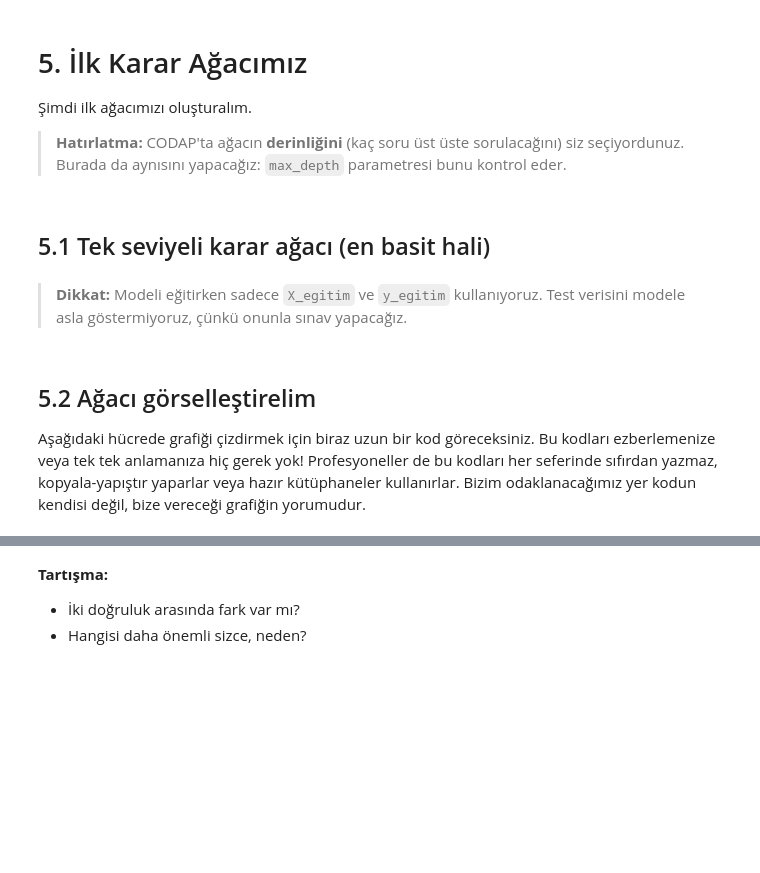
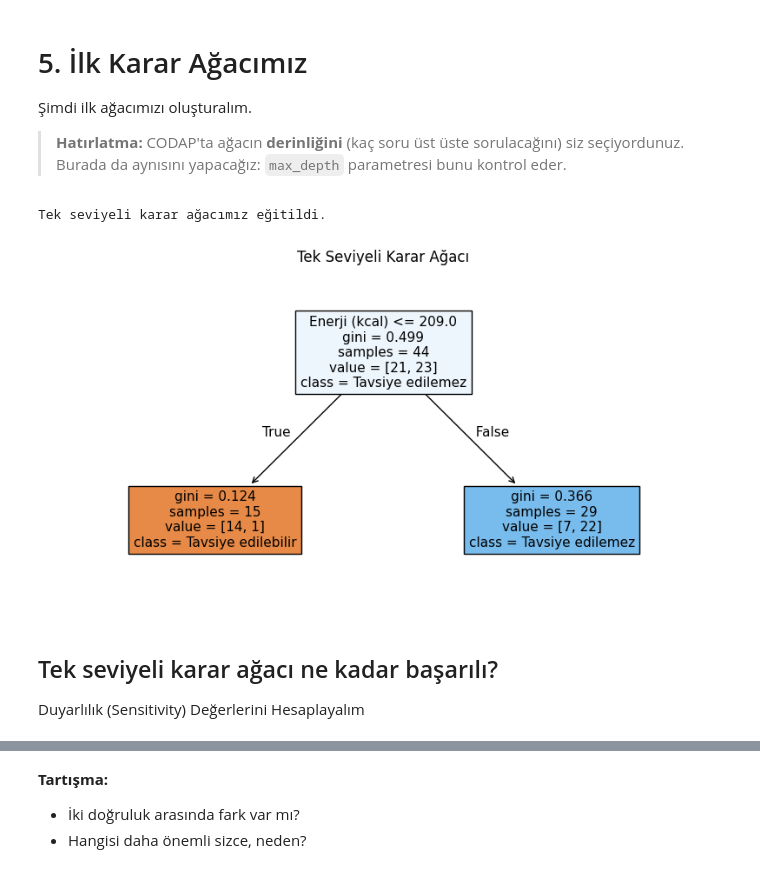
Before and after one commit to dedemerve/Decision-Trees-CODAP-to-Python, a Jupyter notebook: Karar_Ağacı_Oluşturma.ipynb, the cells around one changed output, grey strips where cells are left out. Drawn from its saved outputs; the diff is of its cells as text; code cells hidden in the pictures; blank space fills up the shorter version.

```diff
--- a/Karar_Ağacı_Oluşturma.ipynb
+++ b/Karar_Ağacı_Oluşturma.ipynb
@@ -257,5 +347,29 @@ print(y_test.value_counts())
 > **Hatırlatma:** CODAP'ta ağacın **derinliğini** (kaç soru üst üste sorulacağını)
 > siz seçiyordunuz. Burada da aynısını yapacağız: `max_depth` parametresi
 > bunu kontrol eder.
+# %%
+# Tek Seviyeli Karar Ağacı Oluşturma
+agac1 = DecisionTreeClassifier(max_depth=1, random_state=42)
+
+# Ağacı EĞİTİM verisi ile eğitelim (fit = eğitmek)
+agac1.fit(X_egitim, y_egitim)
+
+print("Tek seviyeli karar ağacımız eğitildi.")
+# %% [output]
+Tek seviyeli karar ağacımız eğitildi.
+# %%
+# Karar ağacını çizme (Bilgilendirme notu)
+plt.figure(figsize=(10,5))                # Tuval boyutunu ayarlar
+plot_tree(agac1,                          # Çizimi başlatır
+          feature_names=X.columns,        # Değişken isimlerini ekler
+          class_names=agac1.classes_,     # hedef değişkenin isimlerini belirtir
+          filled=True,                    # Kutuları renklendirir
+          fontsize=11)                    # Yazı boyutunu belirler
+plt.title("Tek Seviyeli Karar Ağacı")     # Grafiğe başlık ekler
+plt.show()                                # Grafiği ekranda gösterir
+# %% [output]
+[figure, added]
 # %% [markdown]
-## 5.1 Tek seviyeli karar ağacı (en basit hali)
+## Tek seviyeli karar ağacı ne kadar başarılı?
+
+Duyarlılık (Sensitivity) Değerlerini Hesaplayalım
@@ -272,7 +375,0 @@ print("Tek seviyeli karar ağacımız eğitildi.")
-# %% [markdown]
-> **Dikkat:** Modeli eğitirken sadece `X_egitim` ve `y_egitim` kullanıyoruz.
-> Test verisini modele asla göstermiyoruz, çünkü onunla sınav yapacağız.
-# %% [markdown]
-## 5.2 Ağacı görselleştirelim
-
-Aşağıdaki hücrede grafiği çizdirmek için biraz uzun bir kod göreceksiniz. Bu kodları ezberlemenize veya tek tek anlamanıza hiç gerek yok! Profesyoneller de bu kodları her seferinde sıfırdan yazmaz, kopyala-yapıştır yaparlar veya hazır kütüphaneler kullanırlar. Bizim odaklanacağımız yer kodun kendisi değil, bize vereceği grafiğin yorumudur.
```
Also changed, not shown: parts of 43 cells of this notebook.
